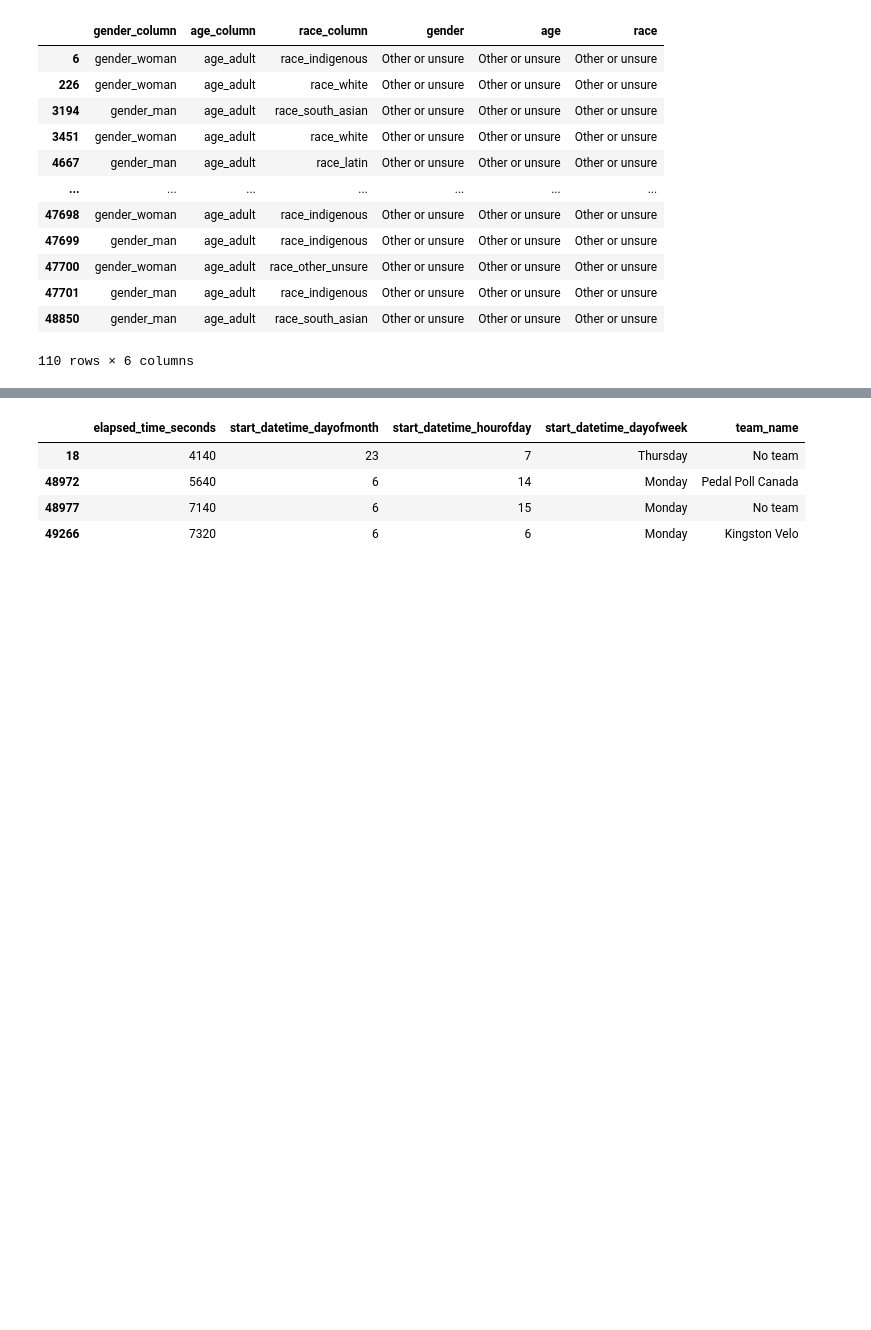
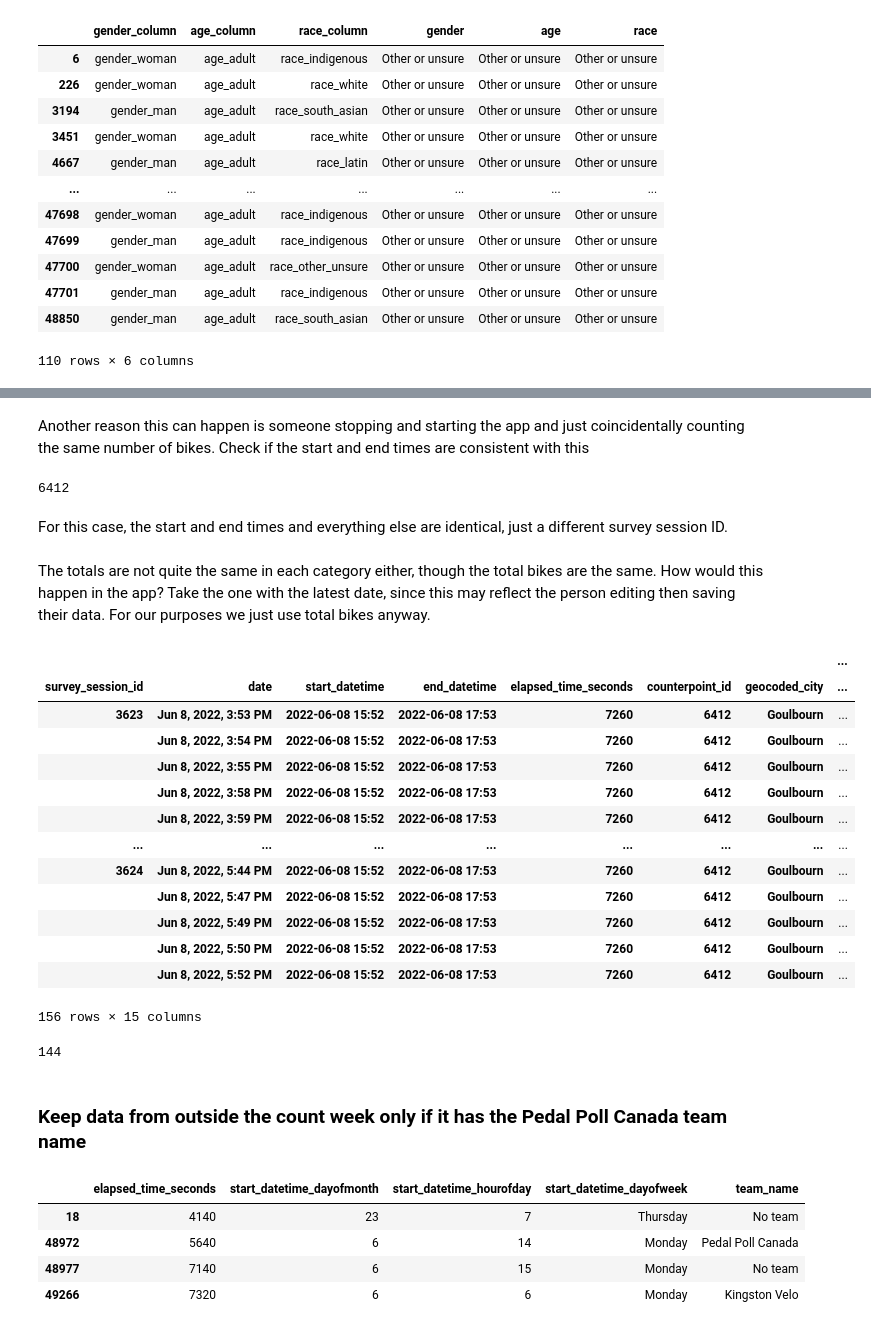
Before and after one commit to mbonsma/PedalPollSondoVelo, a Jupyter notebook: data_cleaning_2022.ipynb, the cells around one changed output, grey strips where cells are left out. Cells and saved outputs as stored; diff of their text form; code cells hidden in the pictures; blank space fills up the shorter version.

Commit message:
add duplicated count check and print summaries of data cleaned

```diff
--- a/data_cleaning_2022.ipynb
+++ b/data_cleaning_2022.ipynb
@@ -226,3 +250,57 @@ app_data_2022['start_datetime_dayofweek'] = pd.to_datetime(app_data_2022['start_
+# %% [markdown]
+Another reason this can happen is someone stopping and starting the app and just coincidentally counting the same number of bikes. Check if the start and end times are consistent with this
+# %%
+for i, row in possible_duplicates.iterrows():
+    group = app_data_2022[(app_data_2022['counterpoint_id'] == row['counterpoint_id'])
+              & (app_data_2022['start_datetime_hourofday'] == row['start_datetime_hourofday'])
+              & (app_data_2022['start_datetime_dayofmonth'] == row['start_datetime_dayofmonth'])]
+
+    g2 = group[['survey_session_id', 'start_datetime', 'end_datetime']].drop_duplicates()
+
+    for i in range(len(g2)-1):
+        try:
+            # check if end time is less than next start time
+            assert g2.sort_values(by = 'start_datetime').iloc[i]['end_datetime'] < g2.sort_values(by = 'start_datetime').iloc[i+1]['start_datetime']
+        except: # these ones don't seem genuine
+            print(row['counterpoint_id'])
+# %% [output]
+6412
+# %% [markdown]
+For this case, the start and end times and everything else are identical, just a different survey session ID.
+# %%
+duplicated = app_data_2022[(app_data_2022['counterpoint_id'] == 6412)
+              & (app_data_2022['start_datetime_hourofday'] == 15)]
+# %% [markdown]
+The totals are not quite the same in each category either, though the total bikes are the same. How would this happen in the app? Take the one with the latest date, since this may reflect the person editing then saving their data. For our purposes we just use total bikes anyway.
+# %%
+duplicated.groupby(['survey_session_id', 'date','start_datetime', 'end_datetime', 'elapsed_time_seconds', 'counterpoint_id', 'geocoded_city'])[['gender_woman', 'gender_man',
+       'gender_unsure', 'age_child', 'age_adult', 'age_senior', 'age_unsure',
+       'race_black', 'race_east_asian', 'race_indigenous', 'race_latin',
+       'race_middle_eastern', 'race_south_asian', 'race_white',
+       'race_other_unsure']].sum()
+# %% [output]
+|  |  |  |  |  |  |  | ... |
+| survey_session_id | date | start_datetime | end_datetime | elapsed_time_seconds | counterpoint_id | geocoded_city | ... |
+| 3623 | Jun 8, 2022, 3:53 PM | 2022-06-08 15:52 | 2022-06-08 17:53 | 7260 | 6412 | Goulbourn | ... |
+|  | Jun 8, 2022, 3:54 PM | 2022-06-08 15:52 | 2022-06-08 17:53 | 7260 | 6412 | Goulbourn | ... |
+|  | Jun 8, 2022, 3:55 PM | 2022-06-08 15:52 | 2022-06-08 17:53 | 7260 | 6412 | Goulbourn | ... |
+|  | Jun 8, 2022, 3:58 PM | 2022-06-08 15:52 | 2022-06-08 17:53 | 7260 | 6412 | Goulbourn | ... |
+|  | Jun 8, 2022, 3:59 PM | 2022-06-08 15:52 | 2022-06-08 17:53 | 7260 | 6412 | Goulbourn | ... |
+| ... | ... | ... | ... | ... | ... | ... | ... |
+| 3624 | Jun 8, 2022, 5:44 PM | 2022-06-08 15:52 | 2022-06-08 17:53 | 7260 | 6412 | Goulbourn | ... |
+|  | Jun 8, 2022, 5:47 PM | 2022-06-08 15:52 | 2022-06-08 17:53 | 7260 | 6412 | Goulbourn | ... |
+|  | Jun 8, 2022, 5:49 PM | 2022-06-08 15:52 | 2022-06-08 17:53 | 7260 | 6412 | Goulbourn | ... |
+|  | Jun 8, 2022, 5:50 PM | 2022-06-08 15:52 | 2022-06-08 17:53 | 7260 | 6412 | Goulbourn | ... |
+|  | Jun 8, 2022, 5:52 PM | 2022-06-08 15:52 | 2022-06-08 17:53 | 7260 | 6412 | Goulbourn | ... |
+156 rows × 15 columns
+# %%
+rows_removed_duplicate = app_data_2022[app_data_2022['survey_session_id'] == 3623].shape[0]
+print(rows_removed_duplicate) # this is how many bikes are removed
+app_data_2022 = app_data_2022[app_data_2022['survey_session_id'] != 3623]
+# %% [output]
+144
+# %% [markdown]
+### Keep data from outside the count week only if it has the Pedal Poll Canada team name
 # %%
 start_date = 7
 end_date = 12
```
Also changed, not shown: parts of 17 cells of this notebook.
